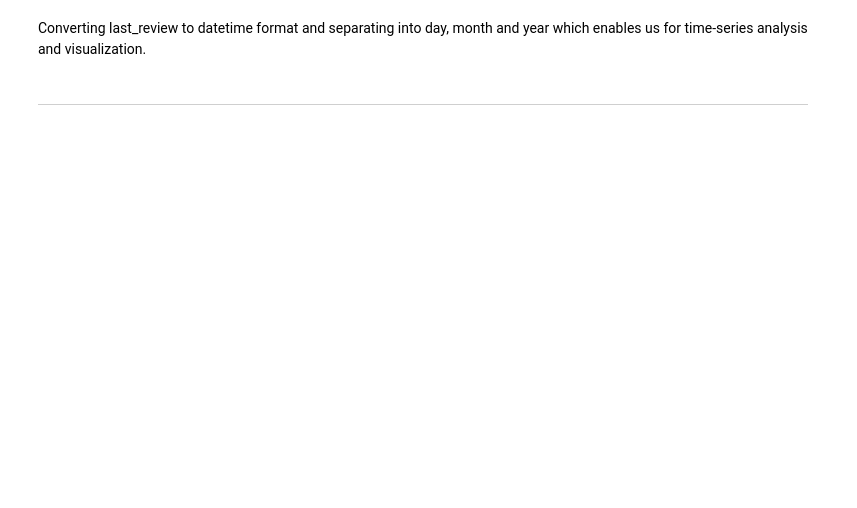
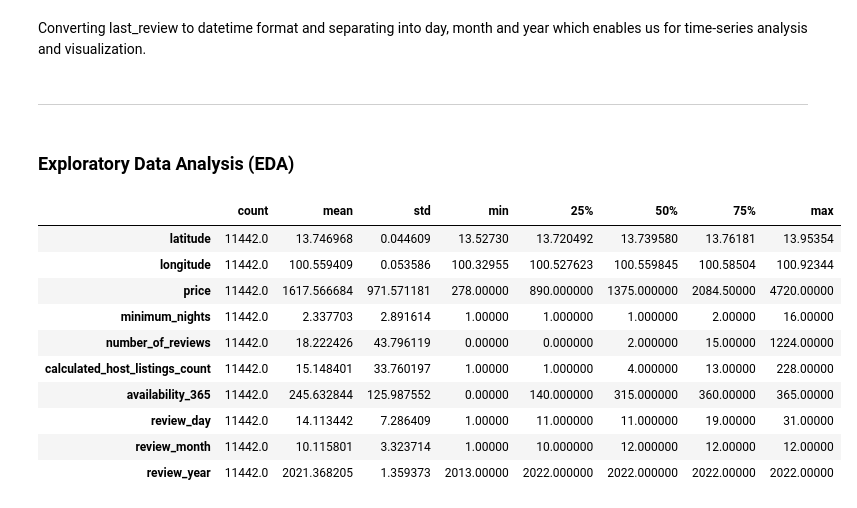
Before and after one commit to sg-333/Airbnb-DA, a Jupyter notebook: project.ipynb, the cells around one changed output. Cells and saved outputs as stored; diff of their text form; code cells hidden in the pictures; blank space fills up the shorter version.

```diff
--- a/project.ipynb
+++ b/project.ipynb
@@ -278,3 +316,20 @@ df.sample()
 Converting last_review to datetime format and separating into day, month and year which enables us for time-series analysis and visualization.
 # %% [markdown]
 ---
+# %% [markdown]
+### Exploratory Data Analysis (EDA)
+# %%
+# Descriptive Statistics
+df.describe().T
+# %% [output]
+|  | count | mean | std | min | 25% | 50% | 75% | max |
+| latitude | 11442.0 | 13.746968 | 0.044609 | 13.52730 | 13.720492 | 13.739580 | 13.76181 | 13.95354 |
+| longitude | 11442.0 | 100.559409 | 0.053586 | 100.32955 | 100.527623 | 100.559845 | 100.58504 | 100.92344 |
+| price | 11442.0 | 1617.566684 | 971.571181 | 278.00000 | 890.000000 | 1375.000000 | 2084.50000 | 4720.00000 |
+| minimum_nights | 11442.0 | 2.337703 | 2.891614 | 1.00000 | 1.000000 | 1.000000 | 2.00000 | 16.00000 |
+| number_of_reviews | 11442.0 | 18.222426 | 43.796119 | 0.00000 | 0.000000 | 2.000000 | 15.00000 | 1224.00000 |
+| calculated_host_listings_count | 11442.0 | 15.148401 | 33.760197 | 1.00000 | 1.000000 | 4.000000 | 13.00000 | 228.00000 |
+| availability_365 | 11442.0 | 245.632844 | 125.987552 | 0.00000 | 140.000000 | 315.000000 | 360.00000 | 365.00000 |
+| review_day | 11442.0 | 14.113442 | 7.286409 | 1.00000 | 11.000000 | 11.000000 | 19.00000 | 31.00000 |
+| review_month | 11442.0 | 10.115801 | 3.323714 | 1.00000 | 10.000000 | 12.000000 | 12.00000 | 12.00000 |
+| review_year | 11442.0 | 2021.368205 | 1.359373 | 2013.00000 | 2022.000000 | 2022.000000 | 2022.00000 | 2022.00000 |
```
Also changed, not shown: parts of 19 cells of this notebook.
